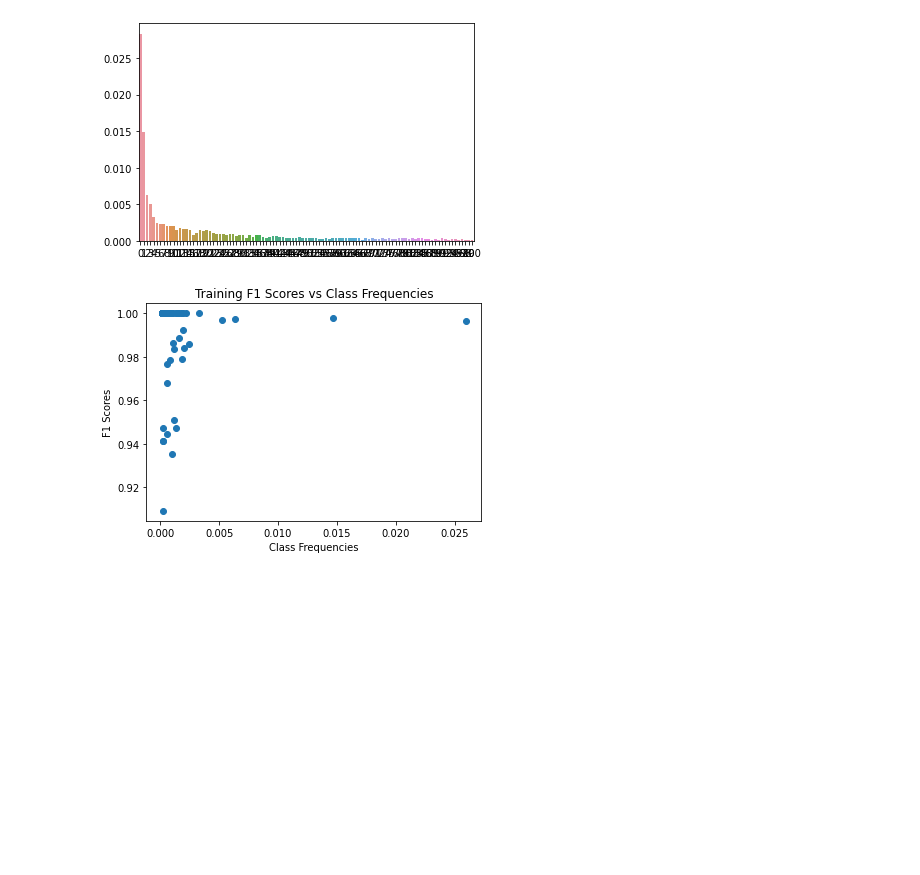
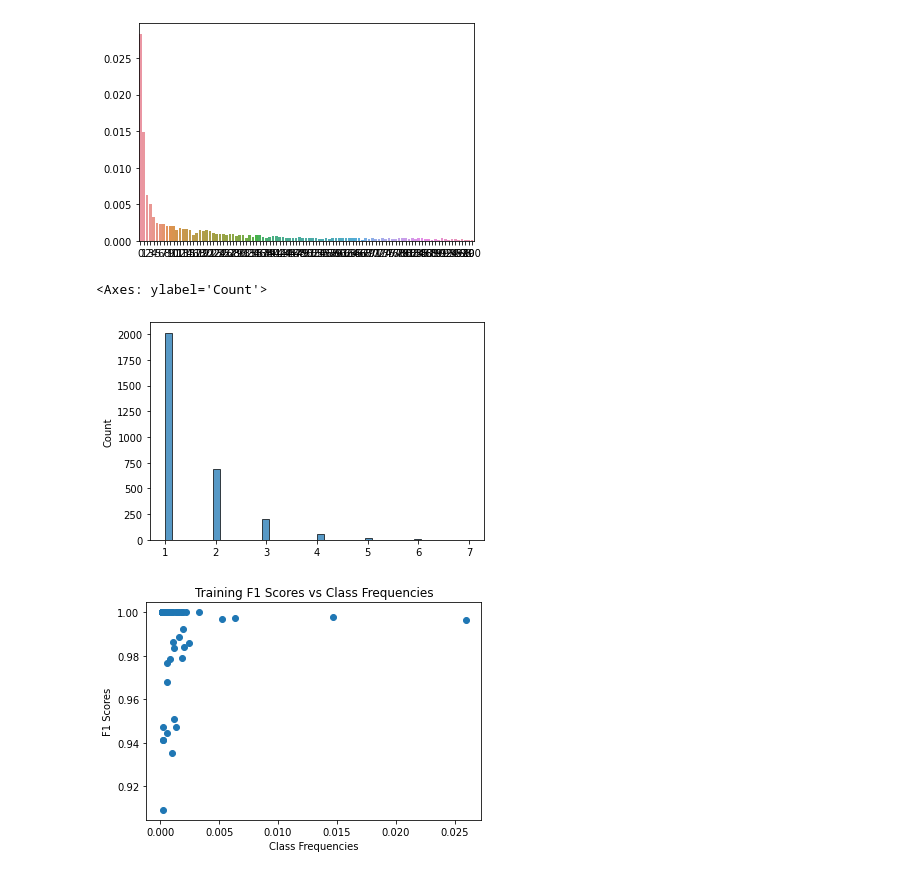
Before and after one commit to TommyDzh/watchog, a Jupyter notebook: data_viewer.ipynb, the cells around one changed output. Cells and saved outputs as stored; diff of their text form; code cells hidden in the pictures; blank space fills up the shorter version.

```diff
--- a/data_viewer.ipynb
+++ b/data_viewer.ipynb
@@ -1026,3 +1026,14 @@ for i in range(5):
     df_list.append(pd.read_csv(filepath))
 df_train = pd.concat(df_list, axis=0)
 df_group_train = df_train.groupby("table_id")
+# %%
+# analyze col correlation
+corr_matrix = np.zeros((len(types), len(types)))
+for i, (index, group_df) in enumerate(df_group_train):
+    if len(group_df) == 0:
+        continue
+    class_ids = group_df[group_df["class_id"] > -1]["class_id"].values
+    for i in range(len(class_ids)):
+        for j in range(i+1, len(class_ids)):
+            corr_matrix[class_ids[i], class_ids[j]] += 1
+            corr_matrix[class_ids[j], class_ids[i]] += 1
@@ -1101,3 +1134,16 @@ class_freq
+# %%
+num = 0
+column_length_test = []
+column_length_train = []
+for i, (index, group_df) in enumerate(df_group_test):
+    column_length_test.append(len(group_df[group_df["class_id"]>-1]))
+for i, (index, group_df) in enumerate(df_group_train):
+    column_length_train.append(len(group_df[group_df["class_id"]>-1]))
+# %%
+sns.histplot(column_length_train)
+# %% [output]
+<Axes: ylabel='Count'>
+[figure, added]
 # %%
 import numpy as np
 import matplotlib.pyplot as plt
```
Also changed, not shown: parts of 28 cells of this notebook, 27 other files.
